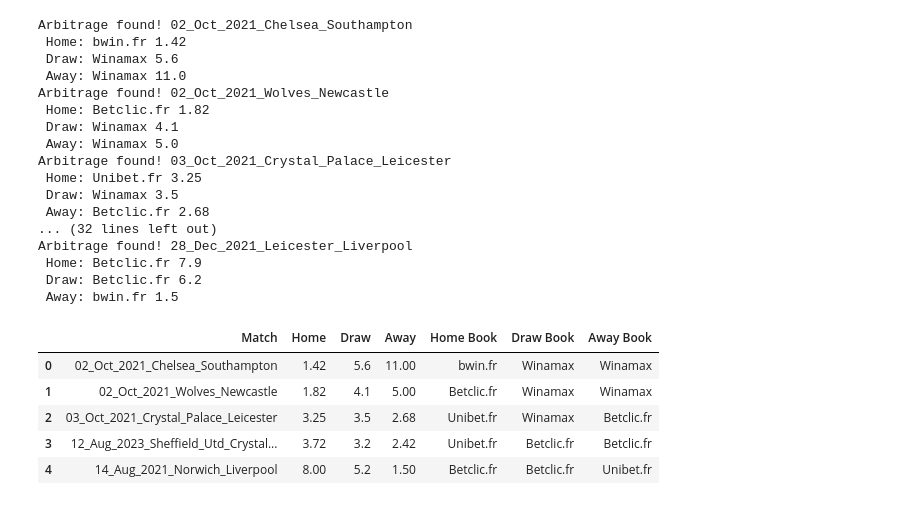
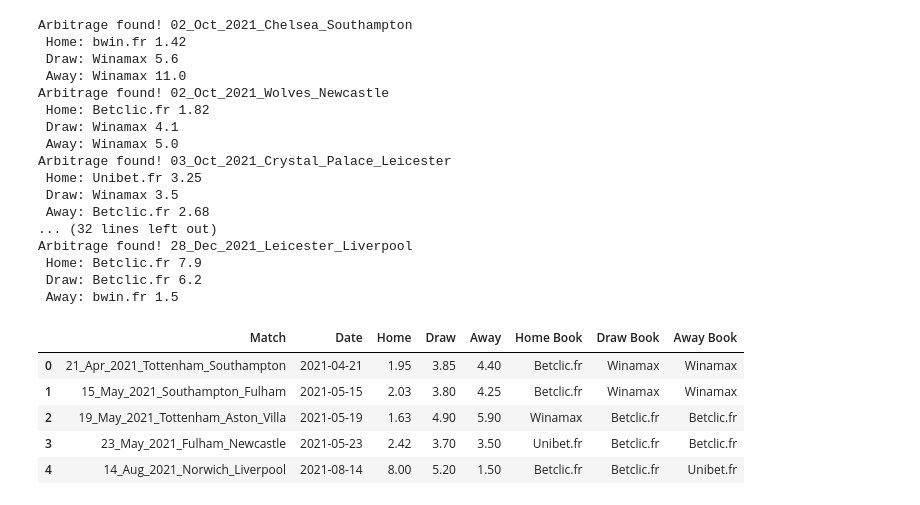
Before and after one commit to JulesArzel/Sports_Betting_Arbitrage, a Jupyter notebook: Main.ipynb, the cells around one changed output. Drawn from its saved outputs; the diff is of its cells as text; code cells hidden in the pictures.

```diff
--- a/Main.ipynb
+++ b/Main.ipynb
@@ -62,15 +61,18 @@ for match_id, subset in group.groupby("match_id"):
     draw_book = draw_row["bookmaker"]
     away_book = away_row["bookmaker"]
 
+    #date
+    date = home_row["date"]
+
     # arbitrage test
     if 1/home + 1/draw + 1/away < 1:
         print("Arbitrage found!", match_id)
         print(" Home:", home_book, home)
         print(" Draw:", draw_book, draw)
         print(" Away:", away_book, away)
-        arb.append([match_id,home,draw,away,home_book,draw_book,away_book])
+        arb.append([match_id,date,home,draw,away,home_book,draw_book,away_book])
 
-arbitrages_ft = pd.DataFrame(arb, columns=['Match','Home','Draw','Away','Home Book','Draw Book','Away Book'])
+arbitrages_ft = pd.DataFrame(arb, columns=['Match','Date','Home','Draw','Away','Home Book','Draw Book','Away Book'])
 # %% [output]
 Arbitrage found! 02_Oct_2021_Chelsea_Southampton
  Home: bwin.fr 1.42
@@ -89,12 +91,15 @@ Arbitrage found! 28_Dec_2021_Leicester_Liverpool
  Home: Betclic.fr 7.9
  Draw: Betclic.fr 6.2
  Away: bwin.fr 1.5
-# %%
-arbitrages_ft.head()
-# %% [output]
-|  | Match | Home | Draw | Away | Home Book | Draw Book | Away Book |
-| 0 | 02_Oct_2021_Chelsea_Southampton | 1.42 | 5.6 | 11.00 | bwin.fr | Winamax | Winamax |
-| 1 | 02_Oct_2021_Wolves_Newcastle | 1.82 | 4.1 | 5.00 | Betclic.fr | Winamax | Winamax |
-| 2 | 03_Oct_2021_Crystal_Palace_Leicester | 3.25 | 3.5 | 2.68 | Unibet.fr | Winamax | Betclic.fr |
-| 3 | 12_Aug_2023_Sheffield_Utd_Crystal... | 3.72 | 3.2 | 2.42 | Unibet.fr | Betclic.fr | Betclic.fr |
-| 4 | 14_Aug_2021_Norwich_Liverpool | 8.00 | 5.2 | 1.50 | Betclic.fr | Betclic.fr | Unibet.fr |
+# %%
+arbitrages_ft["Date"] = pd.to_datetime(arbitrages_ft["Date"])
+arbitrages_ft.sort_values("Date", inplace=True)
+arbitrages_ft.reset_index(drop=True, inplace=True)
+arbitrages_ft.head()
+# %% [output]
+|  | Match | Date | Home | Draw | Away | Home Book | Draw Book | Away Book |
+| 0 | 21_Apr_2021_Tottenham_Southampton | 2021-04-21 | 1.95 | 3.85 | 4.40 | Betclic.fr | Winamax | Winamax |
+| 1 | 15_May_2021_Southampton_Fulham | 2021-05-15 | 2.03 | 3.80 | 4.25 | Betclic.fr | Winamax | Winamax |
+| 2 | 19_May_2021_Tottenham_Aston_Villa | 2021-05-19 | 1.63 | 4.90 | 5.90 | Winamax | Betclic.fr | Betclic.fr |
+| 3 | 23_May_2021_Fulham_Newcastle | 2021-05-23 | 2.42 | 3.70 | 3.50 | Unibet.fr | Betclic.fr | Betclic.fr |
+| 4 | 14_Aug_2021_Norwich_Liverpool | 2021-08-14 | 8.00 | 5.20 | 1.50 | Betclic.fr | Betclic.fr | Unibet.fr |
```
Also changed, not shown: parts of 13 cells of this notebook.
